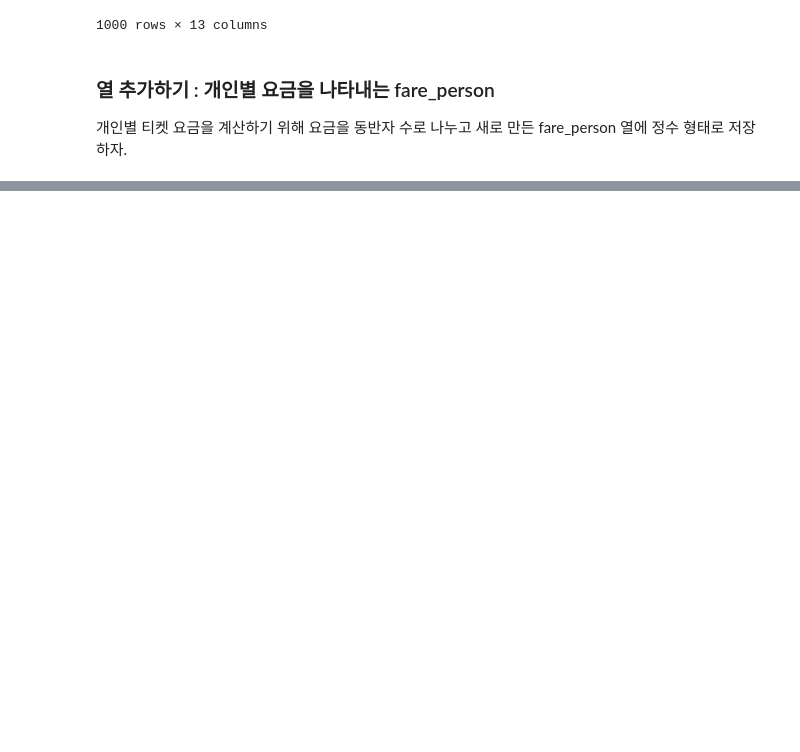
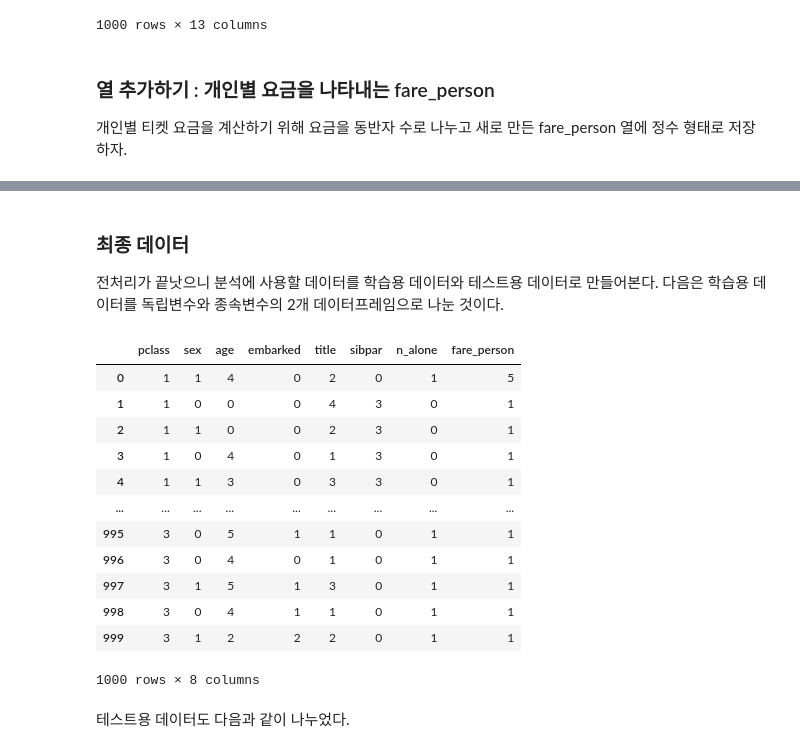
Before and after one commit to khangte/lgup6, a Jupyter notebook: lab02/chapter7/titanic5_2.ipynb, the cells around one changed output, grey strips where cells are left out. Cells and saved outputs as stored; diff of their text form; code cells hidden in the pictures; blank space fills up the shorter version.

```diff
--- a/lab02/chapter7/titanic5_2.ipynb
+++ b/lab02/chapter7/titanic5_2.ipynb
@@ -423,0 +459,28 @@ train_df
+# %% [markdown]
+### 최종 데이터
+전처리가 끝낫으니 분석에 사용할 데이터를 학습용 데이터와 테스트용 데이터로 만들어본다. 다음은 학습용 데이터를 독립변수와 종속변수의 2개 데이터프레임으로 나눈 것이다.
+# %%
+X_columns = ['pclass', 'sex', 'age', 'embarked', 'title', 'sibpar',
+             'n_alone', 'fare_person']
+y_columns = ['survived']
+
+X_train = train_df[X_columns]
+y_train = train_df[y_columns]
+y_train
+X_train
+# %% [output]
+|  | pclass | sex | age | embarked | title | sibpar | n_alone | fare_person |
+| 0 | 1 | 1 | 4 | 0 | 2 | 0 | 1 | 5 |
+| 1 | 1 | 0 | 0 | 0 | 4 | 3 | 0 | 1 |
+| 2 | 1 | 1 | 0 | 0 | 2 | 3 | 0 | 1 |
+| 3 | 1 | 0 | 4 | 0 | 1 | 3 | 0 | 1 |
+| 4 | 1 | 1 | 3 | 0 | 3 | 3 | 0 | 1 |
+| ... | ... | ... | ... | ... | ... | ... | ... | ... |
+| 995 | 3 | 0 | 5 | 1 | 1 | 0 | 1 | 1 |
+| 996 | 3 | 0 | 4 | 0 | 1 | 0 | 1 | 1 |
+| 997 | 3 | 1 | 5 | 1 | 3 | 0 | 1 | 1 |
+| 998 | 3 | 0 | 4 | 1 | 1 | 0 | 1 | 1 |
+| 999 | 3 | 1 | 2 | 2 | 2 | 0 | 1 | 1 |
+1000 rows × 8 columns
+# %% [markdown]
+테스트용 데이터도 다음과 같이 나누었다.
```
Also changed, not shown: parts of 8 cells of this notebook, 1 other file.
